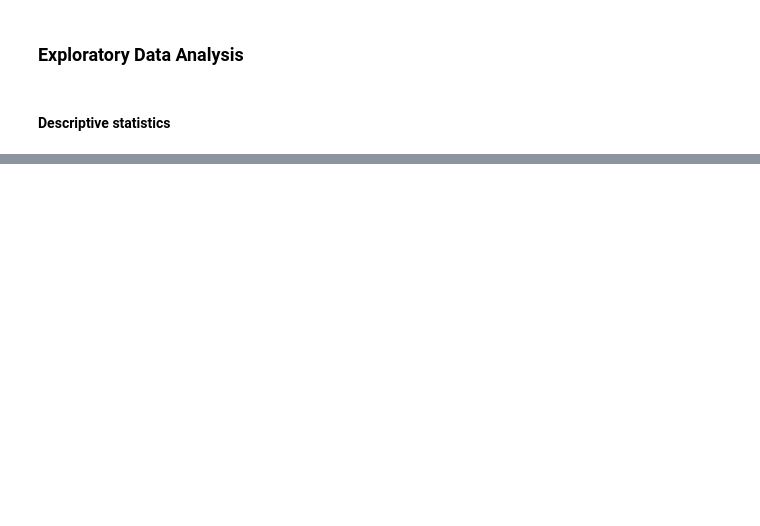
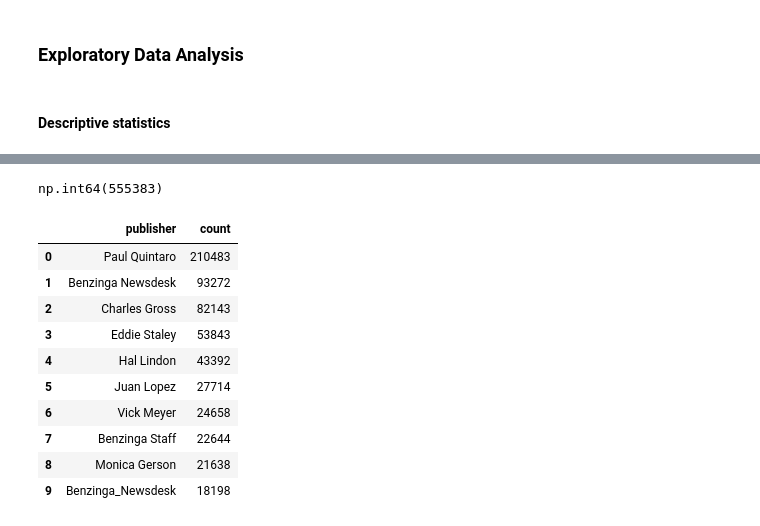
Before and after one commit to Cabrel17/Financial_news_sentiment_analysis, a Jupyter notebook: notebooks/Exploratory_data_analysis.ipynb, the cells around one changed output, grey strips where cells are left out. Saved outputs shown, nothing was run; the diff lists cells and outputs as text; code cells hidden in the pictures; blank space fills up the shorter version.

Commit message:
Exploration of the database

```diff
--- a/notebooks/Exploratory_data_analysis.ipynb
+++ b/notebooks/Exploratory_data_analysis.ipynb
@@ -83,0 +71,5 @@ Name: publisher, Length: 1034, dtype: int64
+# %%
+# The database possess duplicates on subset columns "headline" and "publisher"
+df.duplicated(subset=["headline","publisher"]).sum()
+# %% [output]
+np.int64(555383)
@@ -83,0 +80,18 @@ Name: publisher, Length: 1034, dtype: int64
+# %%
+stats_publisher = df_clean["publisher"].value_counts()
+stats_publisher = stats_publisher.reset_index()
+stats_publisher.columns = ["publisher","count"]
+top_publishers = stats_publisher.head(10)
+top_publishers
+# %% [output]
+|  | publisher | count |
+| 0 | Paul Quintaro | 210483 |
+| 1 | Benzinga Newsdesk | 93272 |
+| 2 | Charles Gross | 82143 |
+| 3 | Eddie Staley | 53843 |
+| 4 | Hal Lindon | 43392 |
+| 5 | Juan Lopez | 27714 |
+| 6 | Vick Meyer | 24658 |
+| 7 | Benzinga Staff | 22644 |
+| 8 | Monica Gerson | 21638 |
+| 9 | Benzinga_Newsdesk | 18198 |
```
Also changed, not shown: parts of 12 cells of this notebook.
